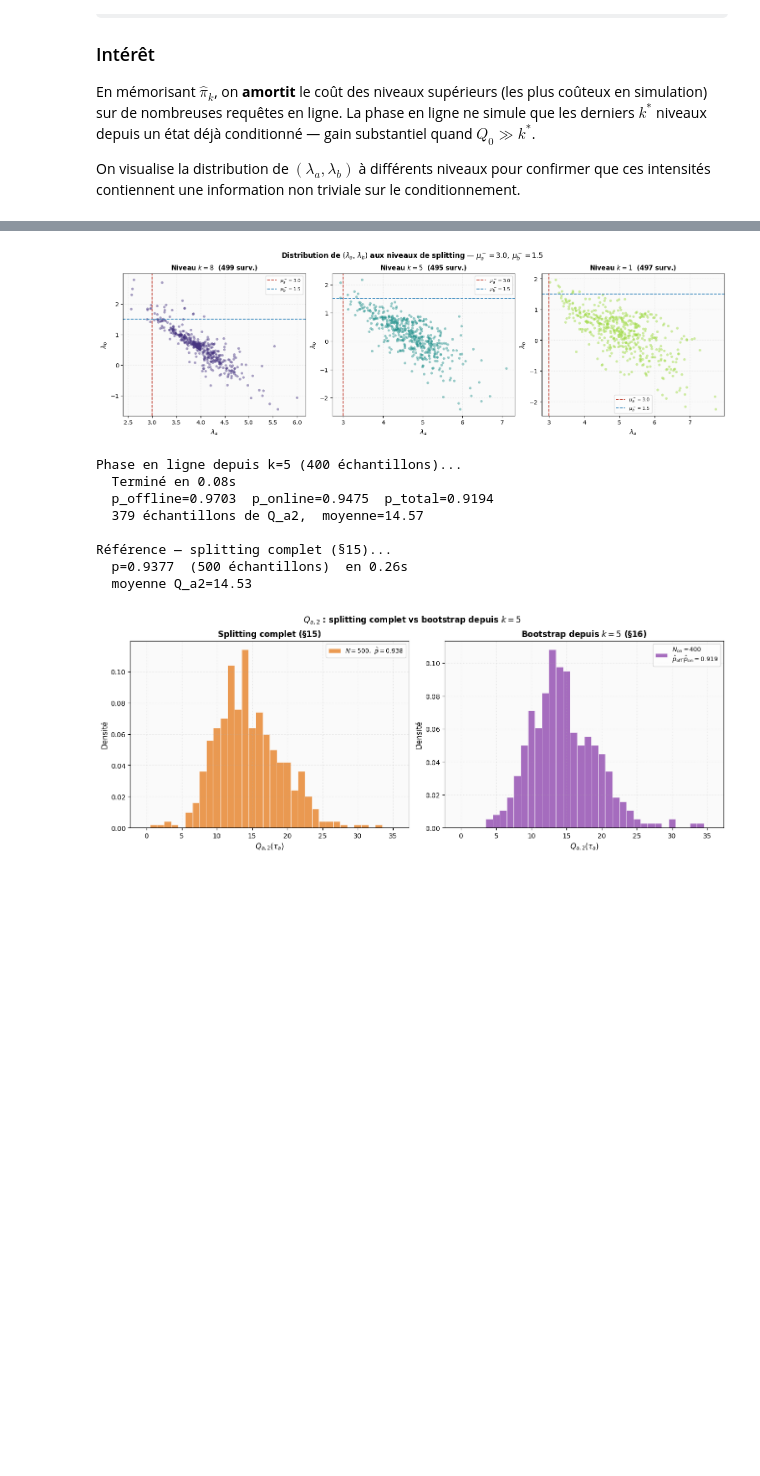
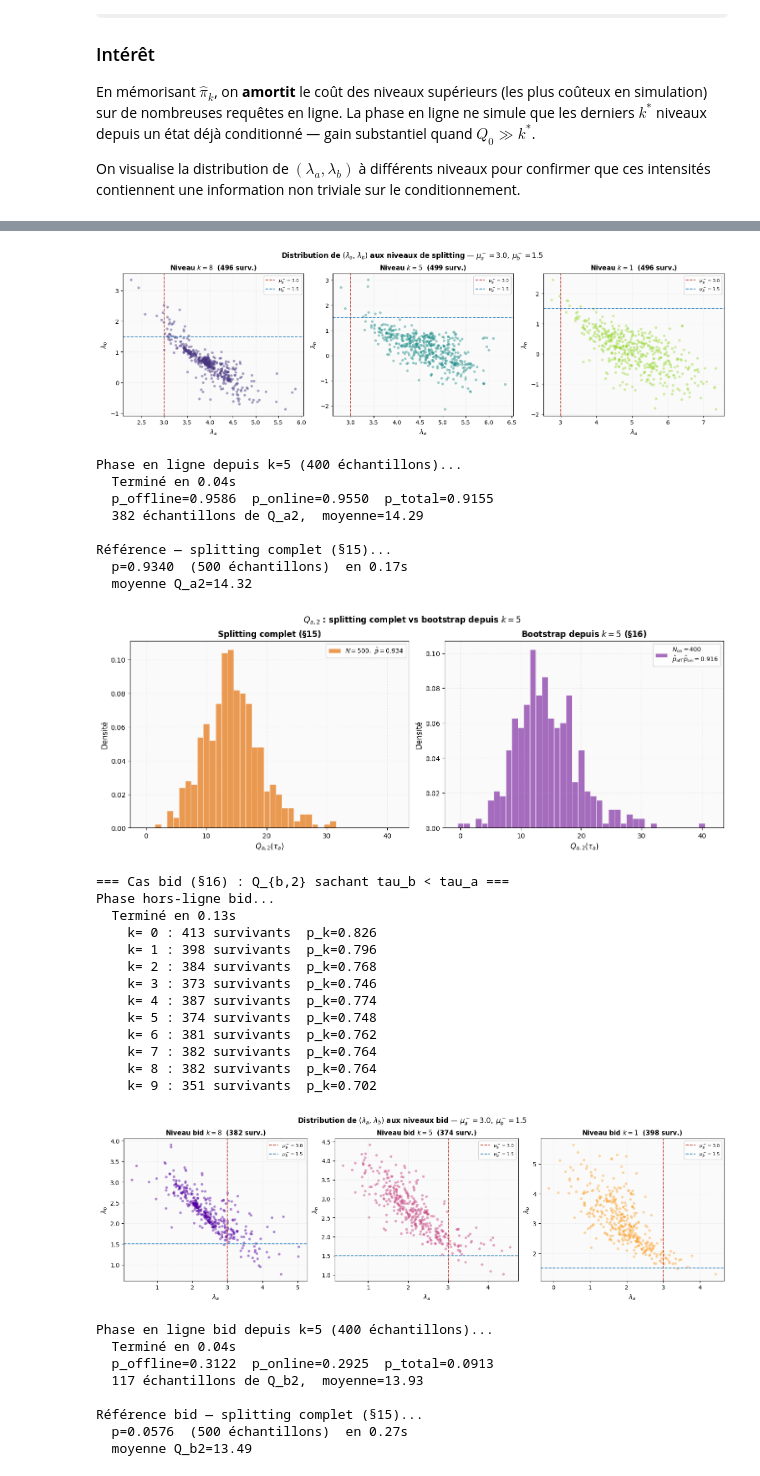
Before and after one commit to anassettahiri2004/Carnet-d-ordres-SNA, a Jupyter notebook: carnet_d_ordres.ipynb, the cells around one changed output, grey strips where cells are left out. Saved outputs shown, nothing was run; the diff lists cells and outputs as text; code cells hidden in the pictures; some formulas as TeX source; blank space fills up the shorter version.

```diff
--- a/carnet_d_ordres.ipynb
+++ b/carnet_d_ordres.ipynb
@@ -2140,5 +2502,45 @@ if q2_full:
 plot_q2_level_comparison(q2_full, q2_on, START_K16,
                           p_full, p_off, p_on,
                           N_OFFLINE16, N_ONLINE16)
+
+
+# ── Cas bid (§16) : mu_b < mu_a donc tau_b < tau_a est l'événement rare ───────────────
+print('\n=== Cas bid (§16) : Q_{b,2} sachant tau_b < tau_a ===')
+print('Phase hors-ligne bid...')
+t0 = _time.perf_counter()
+lvl_states_bid, lvl_probs_bid = collect_level_states_bid(
+    N_OFFLINE16, MU_A16, MU_B16, ALPHA16, BETA16, A16, B16)
+t_off_bid = _time.perf_counter() - t0
+print(f'  Terminé en {t_off_bid:.2f}s')
+for k in sorted(lvl_states_bid.keys()):
+    print(f'    k={k:2d} : {len(lvl_states_bid[k]):3d} survivants  p_k={lvl_probs_bid[k]:.3f}')
+
+levels_vis_bid = [k for k in [8, 5, 1] if k in lvl_states_bid and lvl_states_bid[k]]
+plot_lambda_at_levels_bid(lvl_states_bid, levels_vis_bid, MU_A16, MU_B16)
+
+print(f'\nPhase en ligne bid depuis k={START_K16} ({N_ONLINE16} échantillons)...')
+t0 = _time.perf_counter()
+q2_on_bid, p_off_bid, p_on_bid = sample_and_complete_bid(
+    lvl_states_bid, lvl_probs_bid, START_K16, N_ONLINE16,
+    MU_A16, MU_B16, ALPHA16, BETA16, A16, B16)
+t_on_bid = _time.perf_counter() - t0
+p_tot_bid = p_off_bid * p_on_bid
+print(f'  Terminé en {t_on_bid:.2f}s')
+print(f'  p_offline={p_off_bid:.4f}  p_online={p_on_bid:.4f}  p_total={p_tot_bid:.4f}')
+if q2_on_bid:
+    print(f'  {len(q2_on_bid)} échantillons de Q_b2,  moyenne={np.mean(q2_on_bid):.2f}')
+
+print('\nRéférence bid — splitting complet (§15)...')
+t0 = _time.perf_counter()
+q2_full_bid, p_full_bid = splitting_Q2_bid_distribution(
+    N_OFFLINE16, MU_A16, MU_B16, ALPHA16, BETA16, A16, B16)
+t_full_bid = _time.perf_counter() - t0
+print(f'  p={p_full_bid:.4f}  ({len(q2_full_bid)} échantillons)  en {t_full_bid:.2f}s')
+if q2_full_bid:
+    print(f'  moyenne Q_b2={np.mean(q2_full_bid):.2f}')
+
+plot_q2_level_comparison_bid(q2_full_bid, q2_on_bid, START_K16,
+                              p_full_bid, p_off_bid, p_on_bid,
+                              N_OFFLINE16, N_ONLINE16)
 # %% [output]
 Phase hors-ligne : collecte des états aux niveaux de splitting...
@@ -2155,11 +2557,33 @@ Phase hors-ligne : collecte des états aux niveaux de splitting...
     k= 9 : 496 survivants  p_k=0.992
-[figure, old version]
+[figure, new version]
 Phase en ligne depuis k=5 (400 échantillons)...
-  Terminé en 0.08s
-  p_offline=0.9703  p_online=0.9475  p_total=0.9194
-  379 échantillons de Q_a2,  moyenne=14.57
+  Terminé en 0.04s
+  p_offline=0.9586  p_online=0.9550  p_total=0.9155
+  382 échantillons de Q_a2,  moyenne=14.29
 
 Référence — splitting complet (§15)...
-  p=0.9377  (500 échantillons)  en 0.26s
-  moyenne Q_a2=14.53
+  p=0.9340  (500 échantillons)  en 0.17s
+  moyenne Q_a2=14.32
-[figure, old version]
+[figure, new version]
+=== Cas bid (§16) : Q_{b,2} sachant tau_b < tau_a ===
+Phase hors-ligne bid...
+  Terminé en 0.13s
+    k= 0 : 413 survivants  p_k=0.826
+    k= 1 : 398 survivants  p_k=0.796
+    k= 2 : 384 survivants  p_k=0.768
+    k= 3 : 373 survivants  p_k=0.746
+    k= 4 : 387 survivants  p_k=0.774
+    k= 5 : 374 survivants  p_k=0.748
+    k= 6 : 381 survivants  p_k=0.762
+    k= 7 : 382 survivants  p_k=0.764
+    k= 8 : 382 survivants  p_k=0.764
+    k= 9 : 351 survivants  p_k=0.702
+[figure, added]
+Phase en ligne bid depuis k=5 (400 échantillons)...
+  Terminé en 0.04s
+  p_offline=0.3122  p_online=0.2925  p_total=0.0913
+  117 échantillons de Q_b2,  moyenne=13.93
+
+Référence bid — splitting complet (§15)...
+  p=0.0576  (500 échantillons)  en 0.27s
+  moyenne Q_b2=13.49
```
Also changed, not shown: parts of 8 cells of this notebook.
